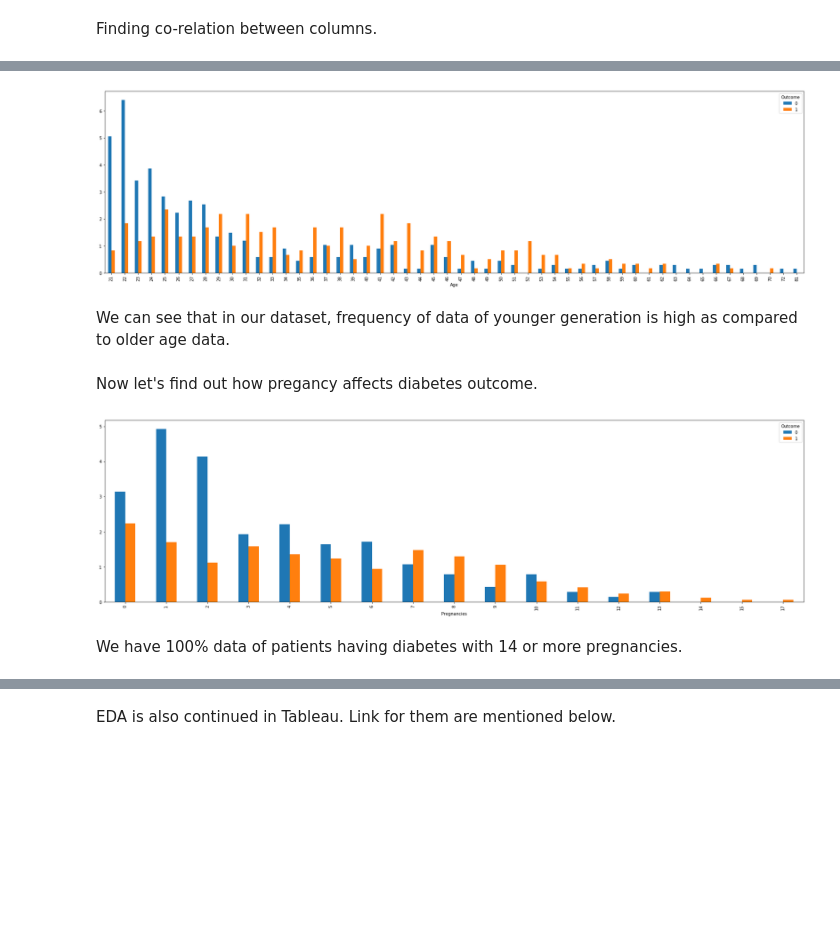
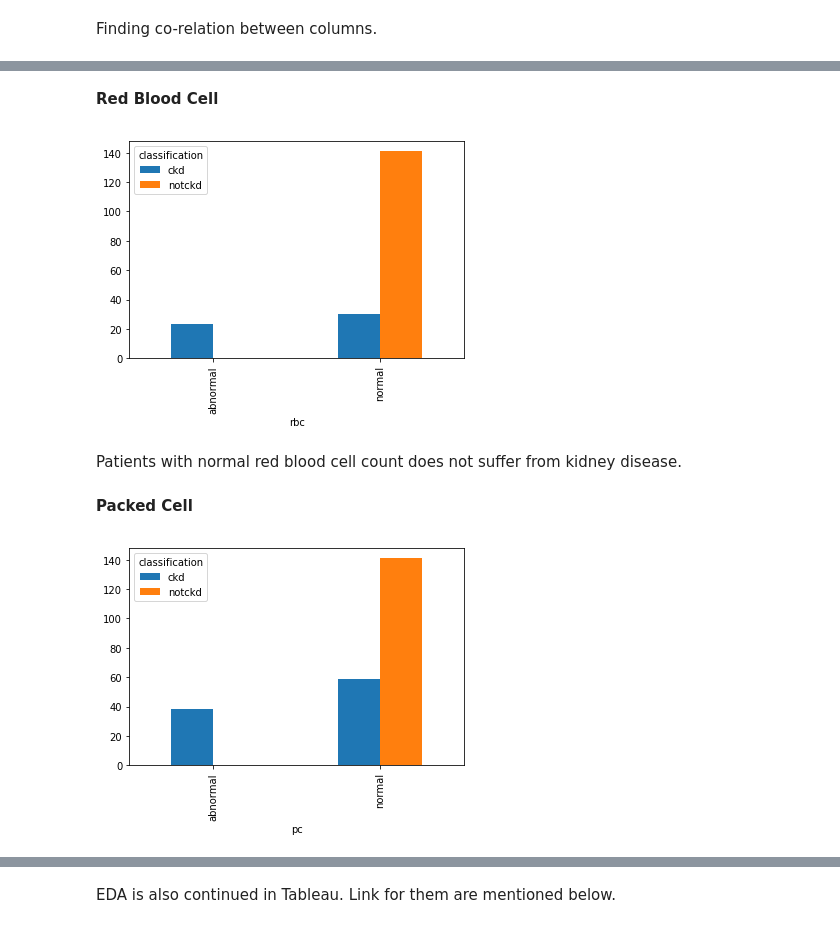
Before and after one commit to NortheasternUniversityADS/Final-Project, a Jupyter notebook: Kidney Disease/EDA.ipynb, the cells around one changed output, grey strips where cells are left out. Cells and saved outputs as stored; diff of their text form; code cells hidden in the pictures; blank space fills up the shorter version.

```diff
--- a/Kidney Disease/EDA.ipynb
+++ b/Kidney Disease/EDA.ipynb
@@ -47,0 +48,2 @@ Now let's find out who are patient or not with respect to age.
+# %%
+df1 = pd.read_csv('kidney_disease.csv')
@@ -48,20 +76,18 @@ Now let's find out who are patient or not with respect to age.
+# %% [markdown]
+**Red Blood Cell**
 # %%
-plt.rcParams['figure.figsize'] = (30, 8)
-d = df.groupby(['Age', 'Outcome']).size().unstack(level=1)
-d = d / d.mean()
+d = df1.groupby(['rbc', 'classification']).size().unstack(level=1)
+d = d / d.count()
 p = d.plot(kind='bar')
 # %% [output]
-[figure, old version]
+[figure, new version]
-# %% [markdown]
-We can see that in our dataset, frequency of data of younger generation is high as compared to older age data.
-# %% [markdown]
-Now let's find out how pregancy affects diabetes outcome.
+# %% [markdown]
+Patients with normal red blood cell count does not suffer from kidney disease.
+# %% [markdown]
+**Packed Cell**
 # %%
-plt.rcParams['figure.figsize'] = (30, 8)
-d = df.groupby(['Pregnancies', 'Outcome']).size().unstack(level=1)
+d = df1.groupby(['pc', 'classification']).size().unstack(level=1)
 d = d / d.count()
 p = d.plot(kind='bar')
 # %% [output]
-[figure, old version]
+[figure, new version]
-# %% [markdown]
-We have 100% data of patients having diabetes with 14 or more pregnancies.
```
Also changed, not shown: parts of 37 cells of this notebook.
